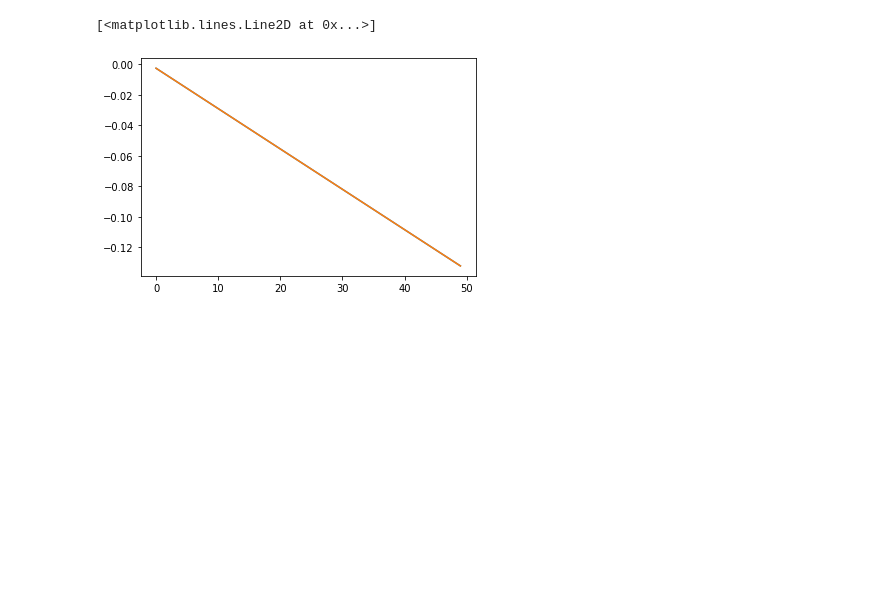
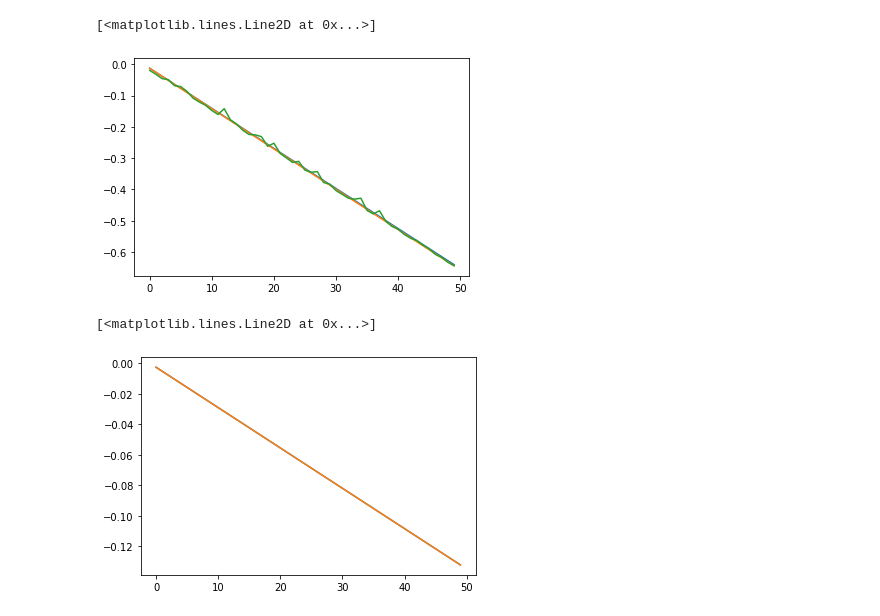
Before and after one commit to dpiras/pydelfi, a Jupyter notebook: examples/Derivatives.ipynb, the cells around one changed output. Saved outputs shown, nothing was run; the diff lists cells and outputs as text; code cells hidden in the pictures; blank space fills up the shorter version.

```diff
--- a/examples/Derivatives.ipynb
+++ b/examples/Derivatives.ipynb
@@ -104,0 +126,8 @@ ax.plot(np.arange(n_vec), dmudt_[0])
+# %%
+fig, ax = plt.subplots(nrows=1, ncols=1)
+ax.plot(np.arange(n_vec), dmudt[0])
+ax.plot(np.arange(n_vec), dmudt_[0])
+ax.plot(np.arange(n_vec), dmudt_fn[0])
+# %% [output]
+[<matplotlib.lines.Line2D at 0x...>]
+[figure, added]
```
Also changed, not shown: parts of 9 cells of this notebook, 1 other file.
